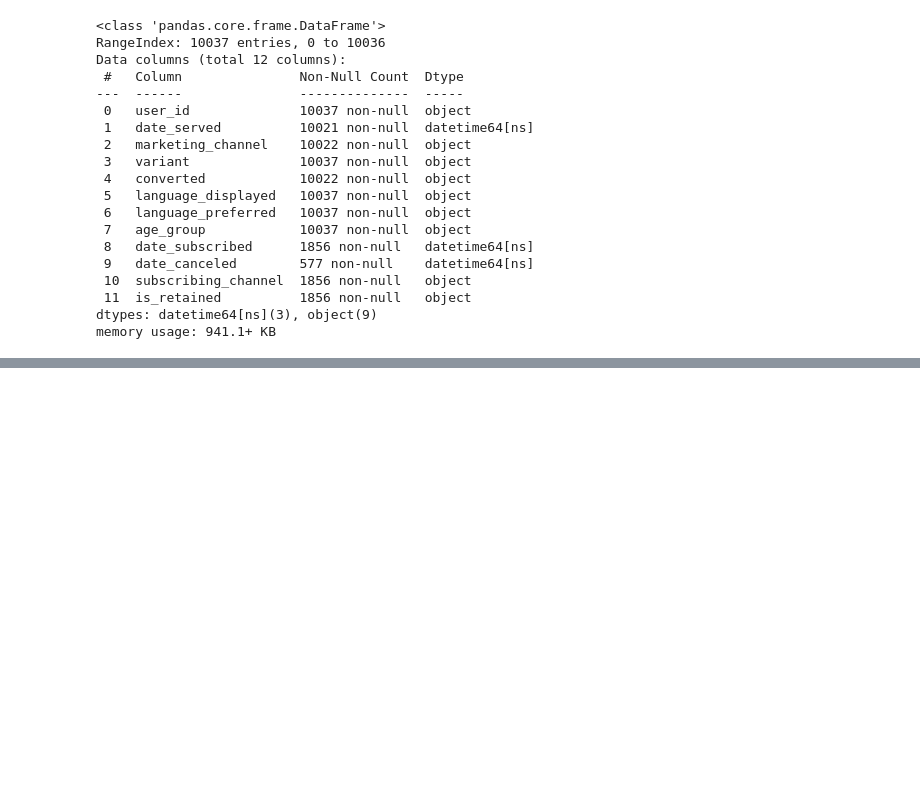
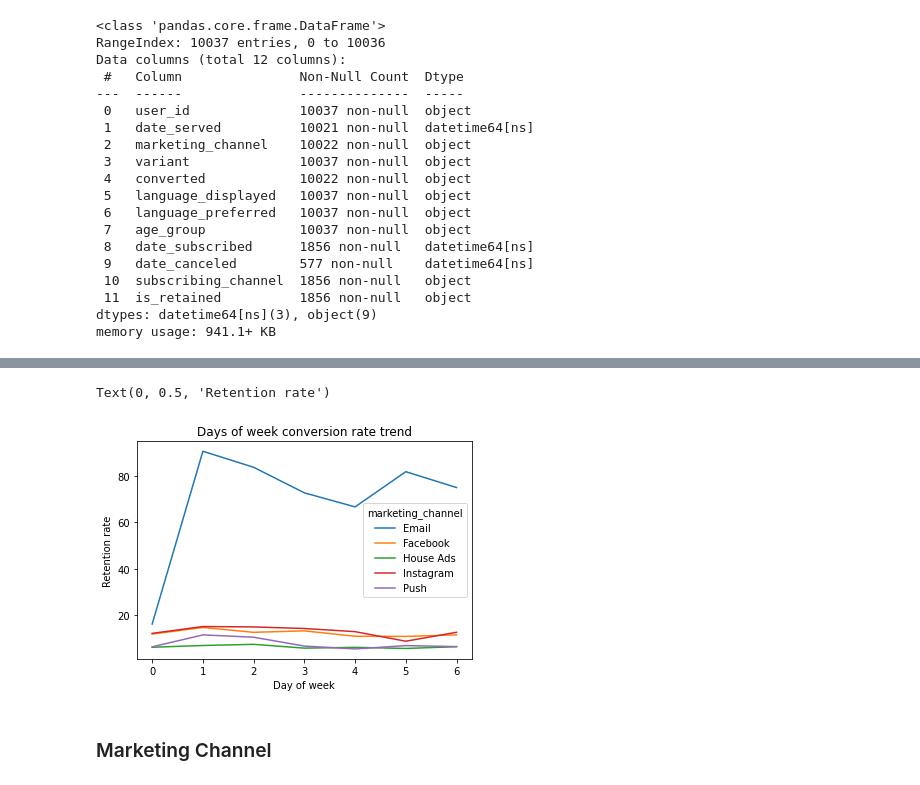
Before and after one commit to iamem1r/marketing_analysis, a Jupyter notebook: Automation.ipynb, the cells around one changed output, grey strips where cells are left out. Cells and saved outputs as stored; diff of their text form; code cells hidden in the pictures; blank space fills up the shorter version.

```diff
--- a/Automation.ipynb
+++ b/Automation.ipynb
@@ -146,0 +161,12 @@ plt.show()
+# %%
+Dow_conversion = conversion_rate(marketing, ['DoW', 'marketing_channel'])
+Dow_conversion = pd.DataFrame(Dow_conversion.unstack(level=1))
+Dow_conversion.plot()
+plt.title("Days of week conversion rate trend")
+plt.xlabel("Day of week")
+plt.ylabel("Retention rate")
+# %% [output]
+Text(0, 0.5, 'Retention rate')
+[figure, added]
+# %% [markdown]
+### Marketing Channel
```
Also changed, not shown: parts of 23 cells of this notebook.
